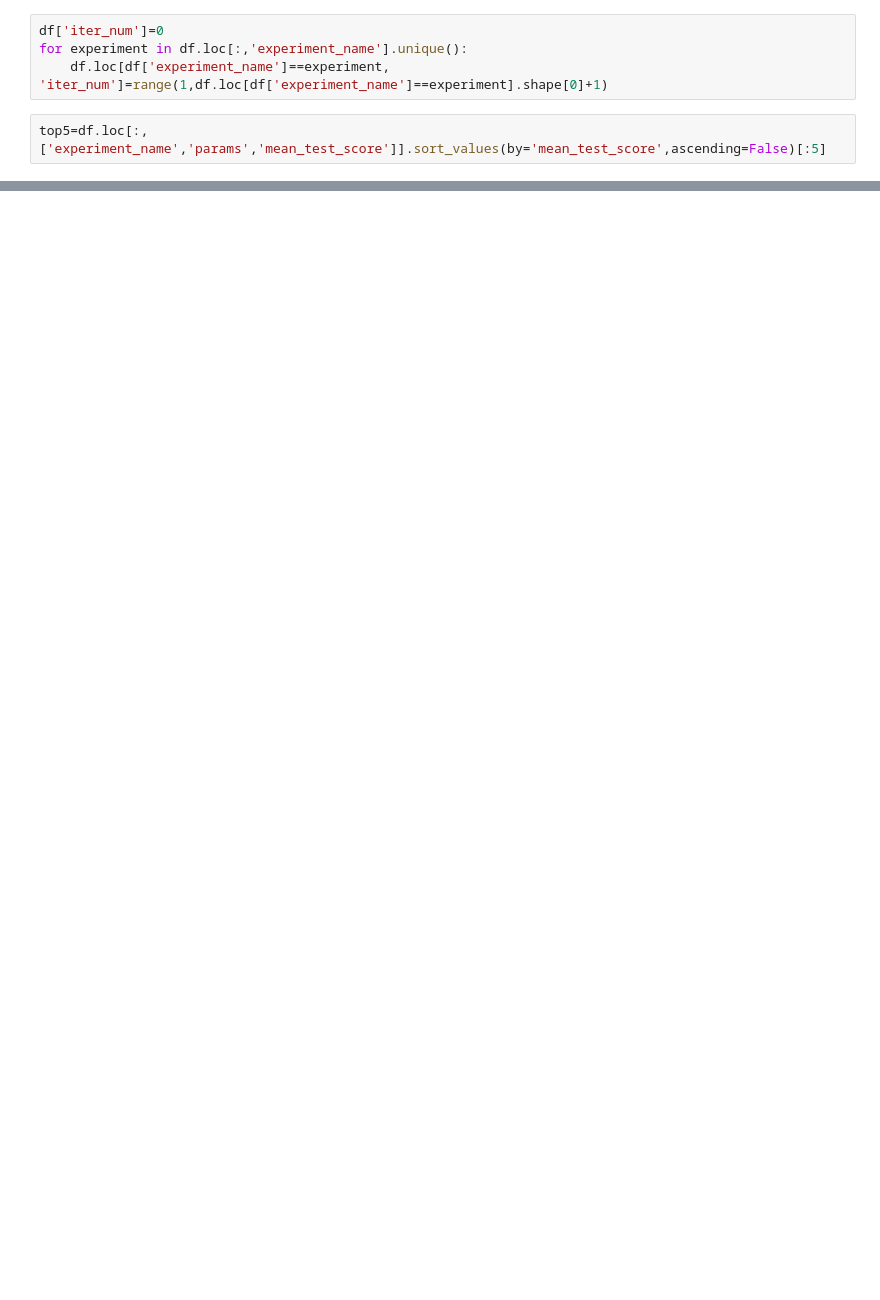
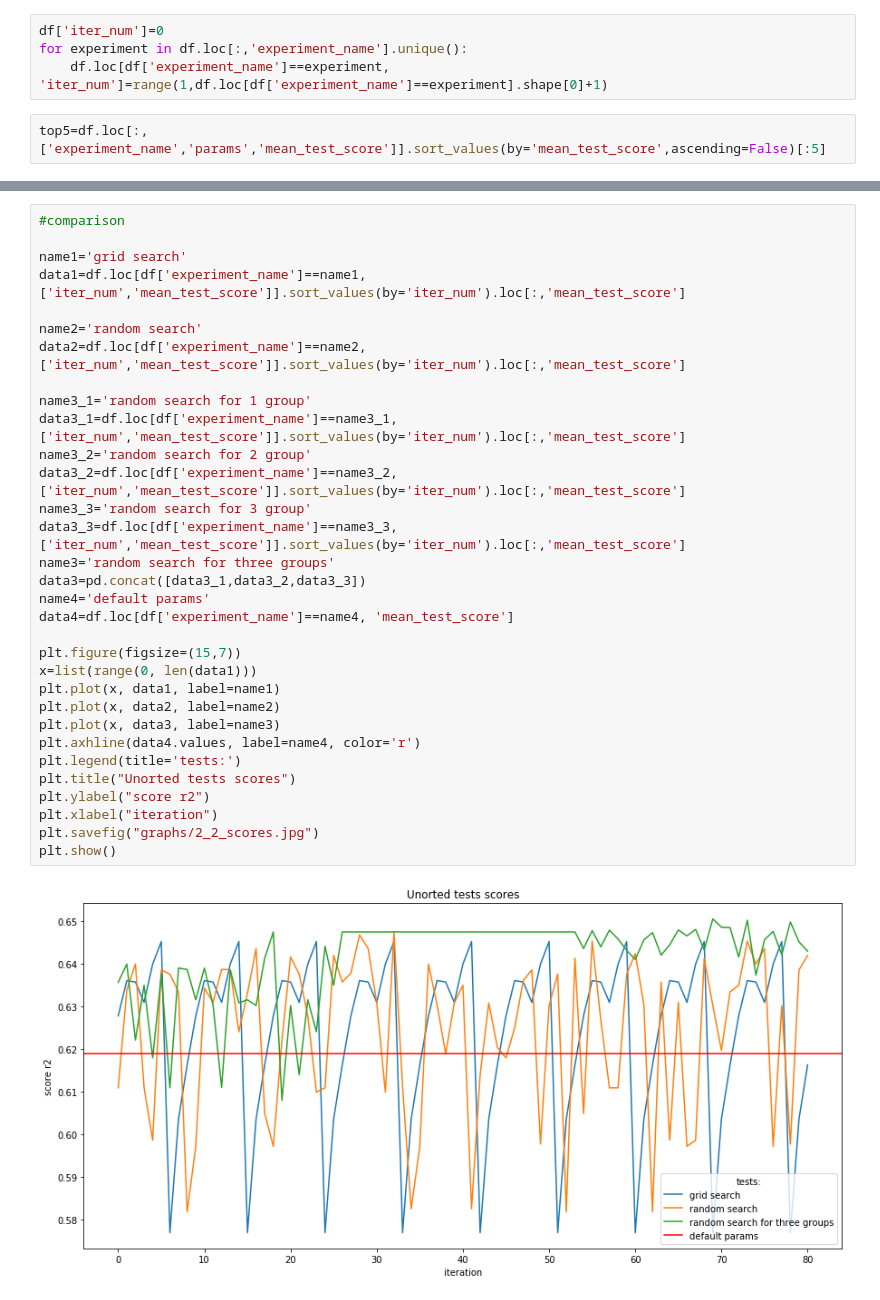
Before and after one commit to HollowPrincess/GradBoostOptim, a Jupyter notebook: xgboost_test_1_analysis.ipynb, the cells around one changed output, grey strips where cells are left out. Cells and saved outputs as stored; diff of their text form; blank space fills up the shorter version.

```diff
--- a/xgboost_test_1_analysis.ipynb
+++ b/xgboost_test_1_analysis.ipynb
@@ -121,0 +122,34 @@ plt.show()
+# %%
+#comparison
+
+name1='grid search'
+data1=df.loc[df['experiment_name']==name1, ['iter_num','mean_test_score']].sort_values(by='iter_num').loc[:,'mean_test_score']
+
+name2='random search'
+data2=df.loc[df['experiment_name']==name2, ['iter_num','mean_test_score']].sort_values(by='iter_num').loc[:,'mean_test_score']
+
+name3_1='random search for 1 group'
+data3_1=df.loc[df['experiment_name']==name3_1, ['iter_num','mean_test_score']].sort_values(by='iter_num').loc[:,'mean_test_score']
+name3_2='random search for 2 group'
+data3_2=df.loc[df['experiment_name']==name3_2, ['iter_num','mean_test_score']].sort_values(by='iter_num').loc[:,'mean_test_score']
+name3_3='random search for 3 group'
+data3_3=df.loc[df['experiment_name']==name3_3, ['iter_num','mean_test_score']].sort_values(by='iter_num').loc[:,'mean_test_score']
+name3='random search for three groups'
+data3=pd.concat([data3_1,data3_2,data3_3])
+name4='default params'
+data4=df.loc[df['experiment_name']==name4, 'mean_test_score']
+
+plt.figure(figsize=(15,7))
+x=list(range(0, len(data1)))
+plt.plot(x, data1, label=name1)
+plt.plot(x, data2, label=name2)
+plt.plot(x, data3, label=name3)
+plt.axhline(data4.values, label=name4, color='r')
+plt.legend(title='tests:')
+plt.title("Unorted tests scores")
+plt.ylabel("score r2")
+plt.xlabel("iteration")
+plt.savefig("graphs/2_2_scores.jpg")
+plt.show()
+# %% [output]
+[figure, added]
```
Also changed, not shown: parts of 12 cells of this notebook, 15 other files.
